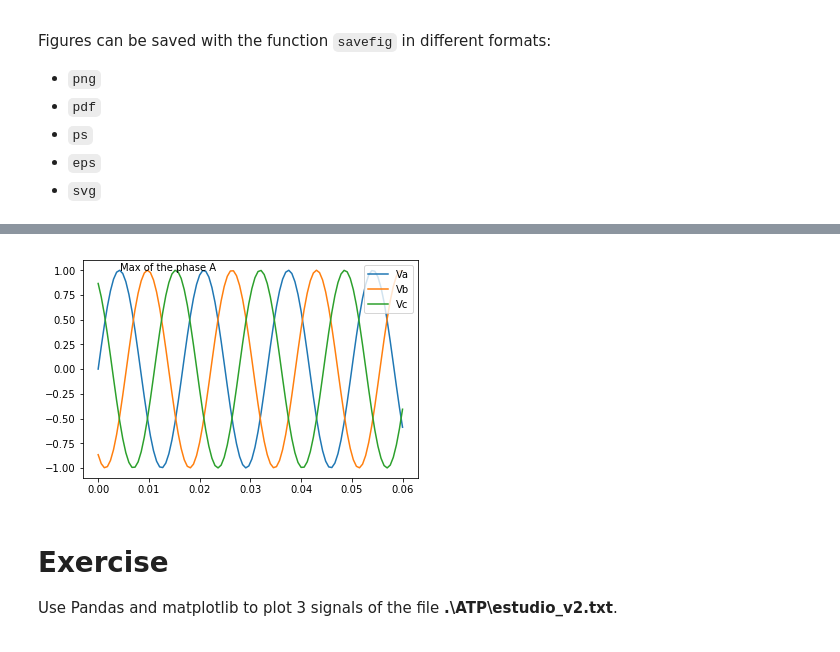
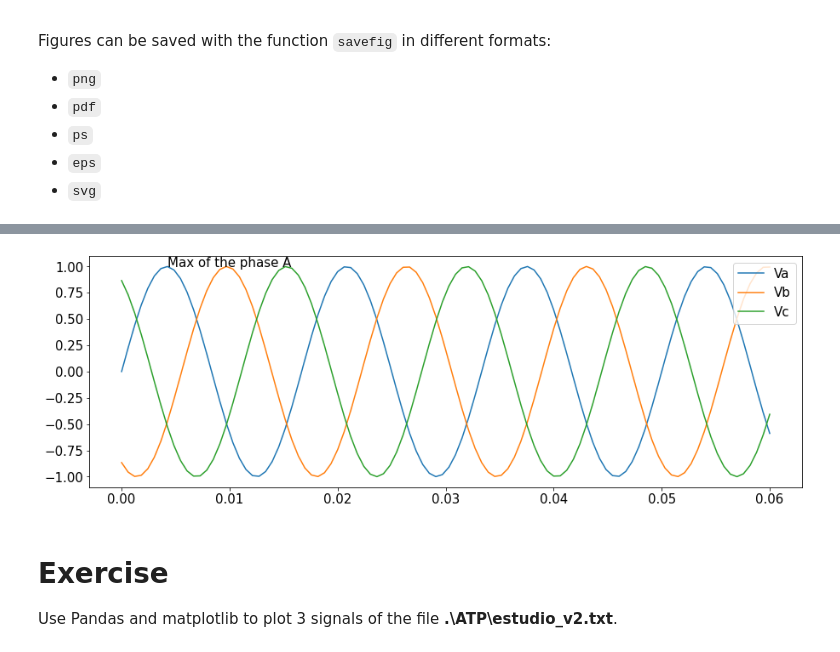
Before and after one commit to jsacostas/Course-Python-PSCAD, a Jupyter notebook: Topic 09 - Matplotlib.ipynb, the cells around one changed output, grey strips where cells are left out. Cells and saved outputs as stored; diff of their text form; code cells hidden in the pictures.

```diff
--- a/Topic 09 - Matplotlib.ipynb
+++ b/Topic 09 - Matplotlib.ipynb
@@ -31,6 +31,7 @@ plt.close()
 # %% [markdown]
 ## sub plots
 # %%
+plt.rcParams.update({'font.size': 15})
 plt.figure(figsize = (15,3))
 
 plt.subplot(1,3,1)
@@ -144,24 +147,25 @@ plt.close()
 # %%
 import matplotlib.pyplot as plt
 import numpy as np
 
 t = np.linspace(0,60e-3,100)
 
 va = np.sin(377*t)
 vb = np.sin(377*t - 2*np.pi/3)
 vc = np.sin(377*t + 2*np.pi/3)
 
+plt.figure(figsize=(15,5))
 plt.plot(t,va, label = "Va")
 plt.plot(t,vb, label = "Vb")
 plt.plot(t,vc, label = "Vc")
 
 tvamax = t[va.argmax()]
 plt.text(tvamax, va.max(), 'Max of the phase A')
 
 plt.legend(loc = 1)
 plt.show()
 # %% [output]
-[figure, old version]
+[figure, new version]
 # %% [markdown]
 # Exercise
 
```
Also changed, not shown: parts of 7 cells of this notebook, 12 other files.
